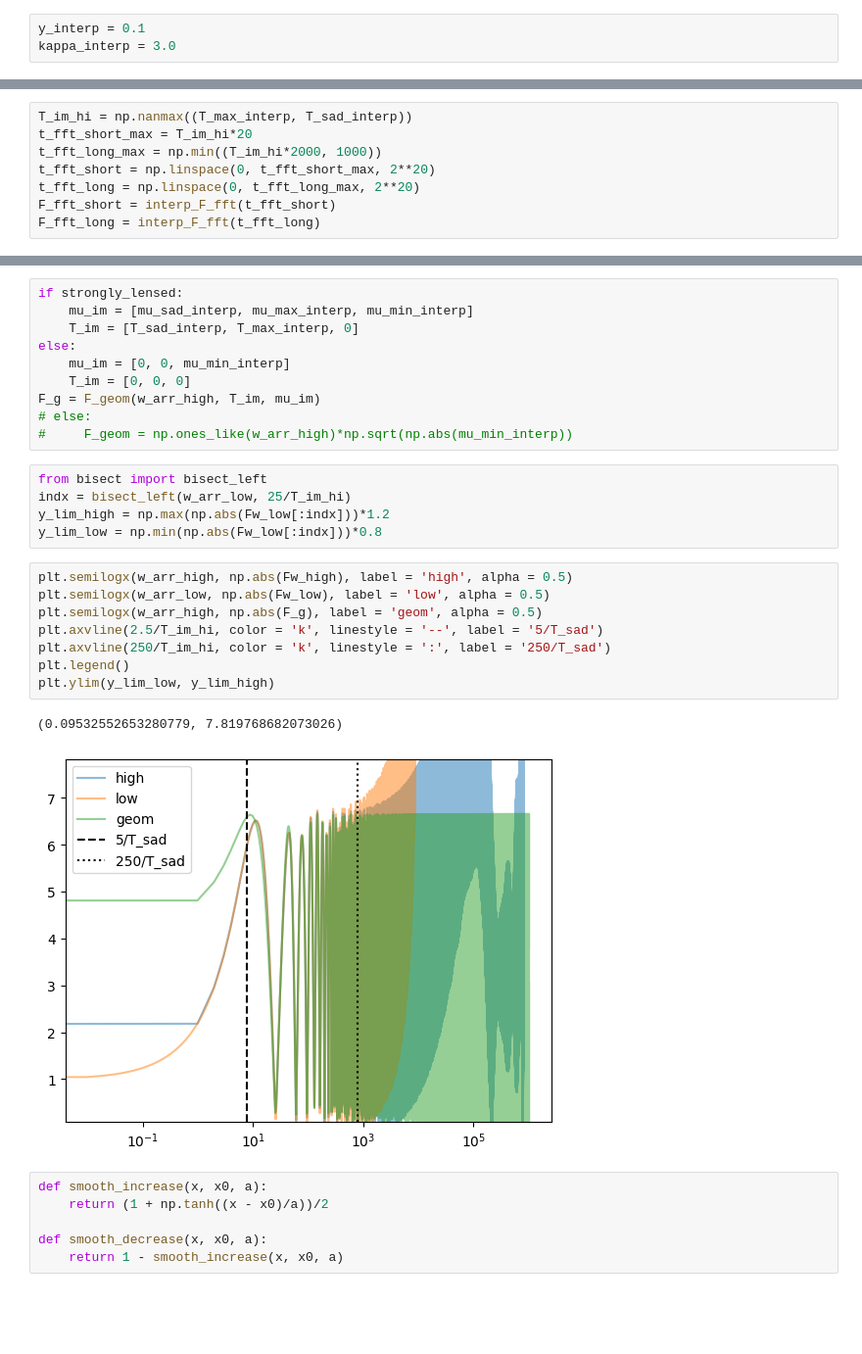
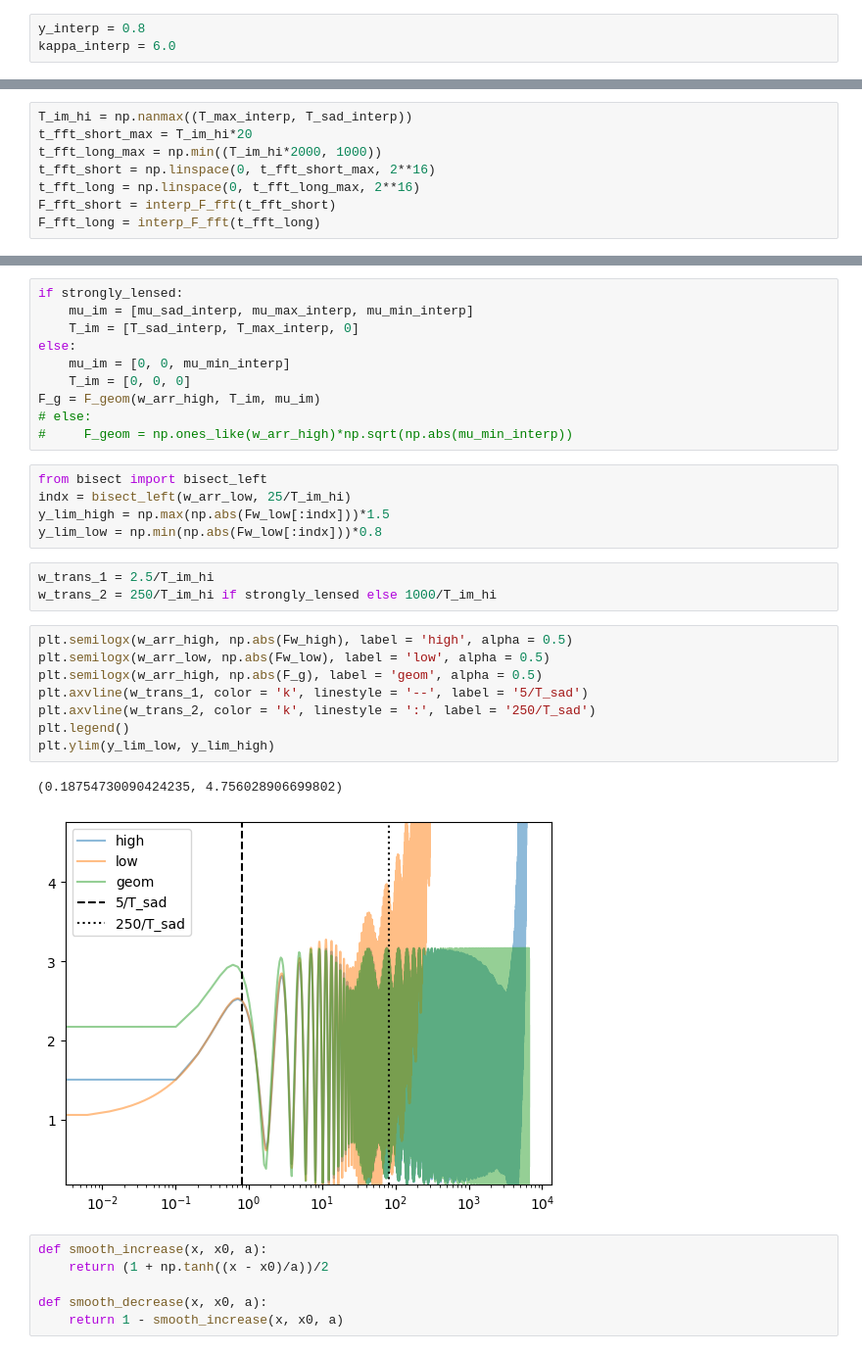
Before and after one commit to mhycheung/glworia, a Jupyter notebook: load_interpolation.ipynb, the cells around one changed output, grey strips where cells are left out. Shown at 98% size. Cells and saved outputs as stored; diff of their text form; blank space fills up the shorter version.

```diff
--- a/load_interpolation.ipynb
+++ b/load_interpolation.ipynb
@@ -175,8 +183,8 @@ def make_T0_arr_multiple_np(N, T_images, T0_max):
     return np.array([T0_arr_low, T0_arr_mid_1,
                             T0_arr_mid_2, T0_arr_high]), T0_arr_sad_max
 # %%
-y_interp = 0.1
-kappa_interp = 3.0
+y_interp = 0.8
+kappa_interp = 6.0
 # %%
 T_sad = interp_strong_full_sad_T_adj(y_interp, kappa_interp)
 strongly_lensed = ~np.isnan(T_sad)
@@ -237,8 +245,8 @@ def interp_F_fft(t_fft):
 T_im_hi = np.nanmax((T_max_interp, T_sad_interp))
 t_fft_short_max = T_im_hi*20
 t_fft_long_max = np.min((T_im_hi*2000, 1000))
-t_fft_short = np.linspace(0, t_fft_short_max, 2**20)
-t_fft_long = np.linspace(0, t_fft_long_max, 2**20)
+t_fft_short = np.linspace(0, t_fft_short_max, 2**16)
+t_fft_long = np.linspace(0, t_fft_long_max, 2**16)
 F_fft_short = interp_F_fft(t_fft_short)
 F_fft_long = interp_F_fft(t_fft_long)
 # %%
@@ -280,19 +289,22 @@ F_g = F_geom(w_arr_high, T_im, mu_im)
 # %%
 from bisect import bisect_left
 indx = bisect_left(w_arr_low, 25/T_im_hi)
-y_lim_high = np.max(np.abs(Fw_low[:indx]))*1.2
+y_lim_high = np.max(np.abs(Fw_low[:indx]))*1.5
 y_lim_low = np.min(np.abs(Fw_low[:indx]))*0.8
+# %%
+w_trans_1 = 2.5/T_im_hi
+w_trans_2 = 250/T_im_hi if strongly_lensed else 1000/T_im_hi
 # %%
 plt.semilogx(w_arr_high, np.abs(Fw_high), label = 'high', alpha = 0.5)
 plt.semilogx(w_arr_low, np.abs(Fw_low), label = 'low', alpha = 0.5)
 plt.semilogx(w_arr_high, np.abs(F_g), label = 'geom', alpha = 0.5)
-plt.axvline(2.5/T_im_hi, color = 'k', linestyle = '--', label = '5/T_sad')
-plt.axvline(250/T_im_hi, color = 'k', linestyle = ':', label = '250/T_sad')
+plt.axvline(w_trans_1, color = 'k', linestyle = '--', label = '5/T_sad')
+plt.axvline(w_trans_2, color = 'k', linestyle = ':', label = '250/T_sad')
 plt.legend()
 plt.ylim(y_lim_low, y_lim_high)
 # %% [output]
-(0.09532552653280779, 7.819768682073026)
+(0.18754730090424235, 4.756028906699802)
-[figure, old version]
+[figure, new version]
 # %%
 def smooth_increase(x, x0, a):
     return (1 + np.tanh((x - x0)/a))/2
```
Also changed, not shown: parts of 13 cells of this notebook, 2 other files.
